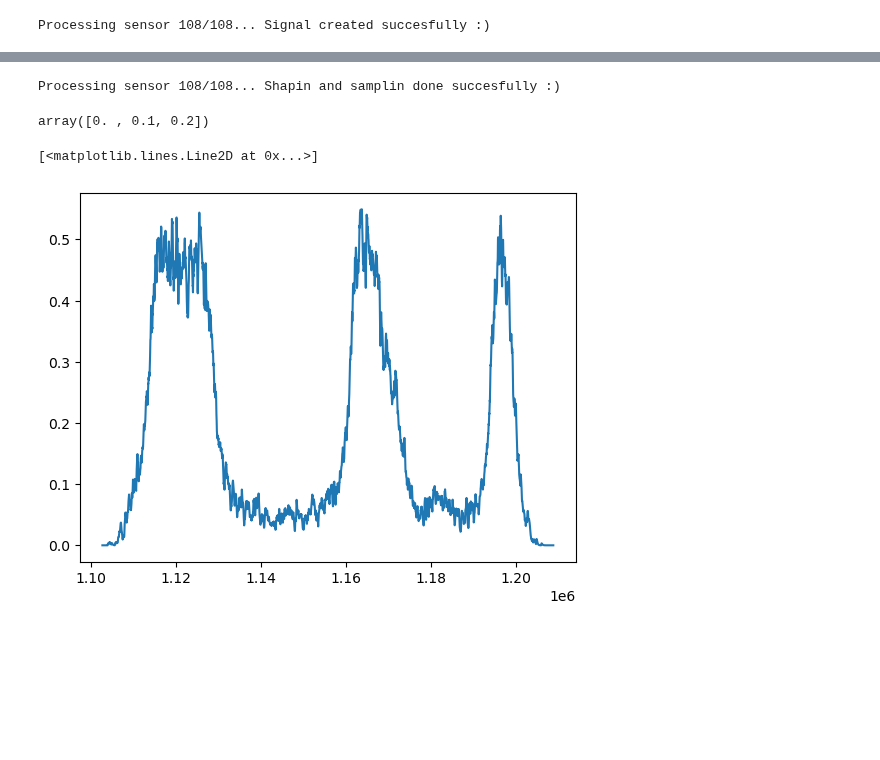
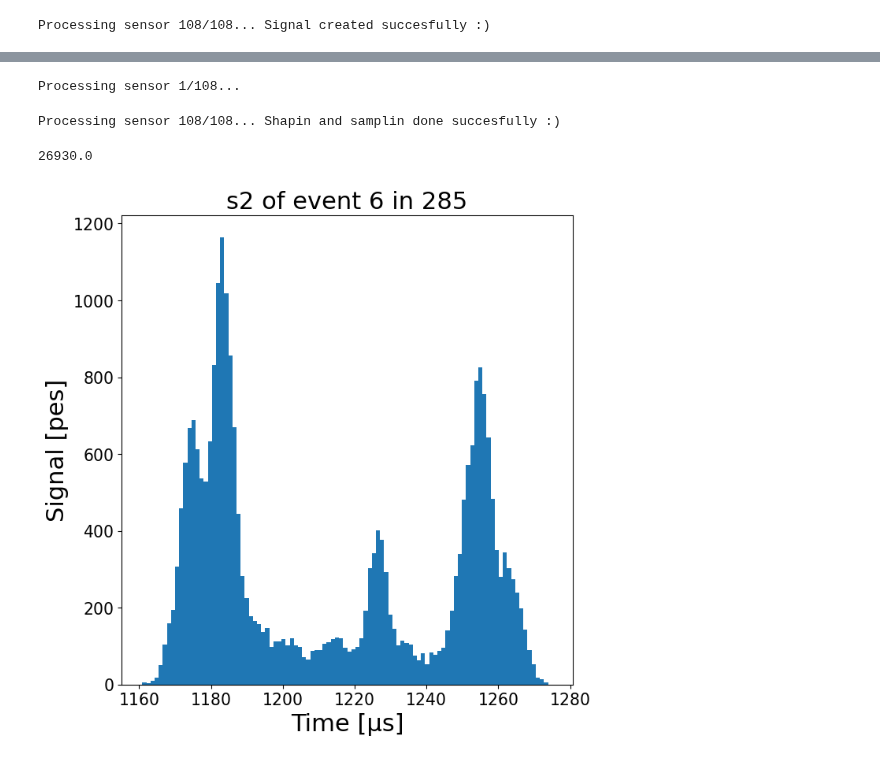
Before and after one commit to mariandbt/python, a Jupyter notebook: notebooks/20240521_TOYNOTEBOOK.ipynb, the cells around one changed output, grey strips where cells are left out. Saved outputs shown, nothing was run; the diff lists cells and outputs as text; code cells hidden in the pictures; blank space fills up the shorter version.

```diff
--- a/notebooks/20240521_TOYNOTEBOOK.ipynb
+++ b/notebooks/20240521_TOYNOTEBOOK.ipynb
@@ -293,0 +307,4 @@ nexusEvent.AddDriftAndDiffusion(TPC)
+# %%
+# Create TPC
+TPC     = s2sim.FiberBarrelTPC()
+TPC.SetDefaults(sns_path)
@@ -294,7 +318,10 @@ nexusEvent.AddDriftAndDiffusion(TPC)
+# %%
+nexusEvent = s2sim.nexusEvent(event_path, event)
+nexusEvent.AddDriftAndDiffusion(TPC)
 # %%
-s2table = s2bb.s2Table(s2_table_path)
+s2table = s2sim.s2Table(s2_table_path)
 # %%
 # %%timeit # (~4mins)
-s2_signal = s2bb.s2Signal(s2table, TPC, nexusEvent)
+s2_signal = s2sim.s2Signal(s2table, TPC, nexusEvent)
 # %% [output]
 Processing sensor 108/108... Signal created succesfully :)
@@ -307,9 +328,6 @@ plt.hist(s2_signal.Time,
 # %%
-# %%timeit # (~4mins/sensor = 7h total (108sensors))
-s2_signal.AddShapinAndSamplin()
+# %%timeit # (~4mins/sensor for t_bin = 0.1ns; 41s in total for t_bin = 1ns)
+s2_signal.AddShapinAndSamplin(samplin_rate = 25*unit.ns, t_binin = 1*unit.ns)
 # %% [output]
-Processing sensor 108/108... Shapin and samplin done succesfully :)
+Processing sensor 1/108...
+Processing sensor 108/108... Shapin and samplin done succesfully :)
-# %%
-np.linspace(0, 0+(0.1*3),3,endpoint=False)
-# %% [output]
-array([0. , 0.1, 0.2])
@@ -321,5 +334,7 @@ x = np.linspace(s2_signal.Time.min(), s2_signal.Time.min() + n_x*x_size, n_x)
-# %%
-plt.plot(x, s2_signal.SignalShapedSampled)
-# %% [output]
-[<matplotlib.lines.Line2D at 0x...>]
-[figure, removed]
+# %%
+t, waveform, ax = s2_signal.PrintWaveform(sensor, shaped_and_sampled = False)
+# ax.legend();
+waveform.sum()
+# %% [output]
+26930.0
+[figure, added]
```
Also changed, not shown: parts of 15 cells of this notebook, 2 other files.
